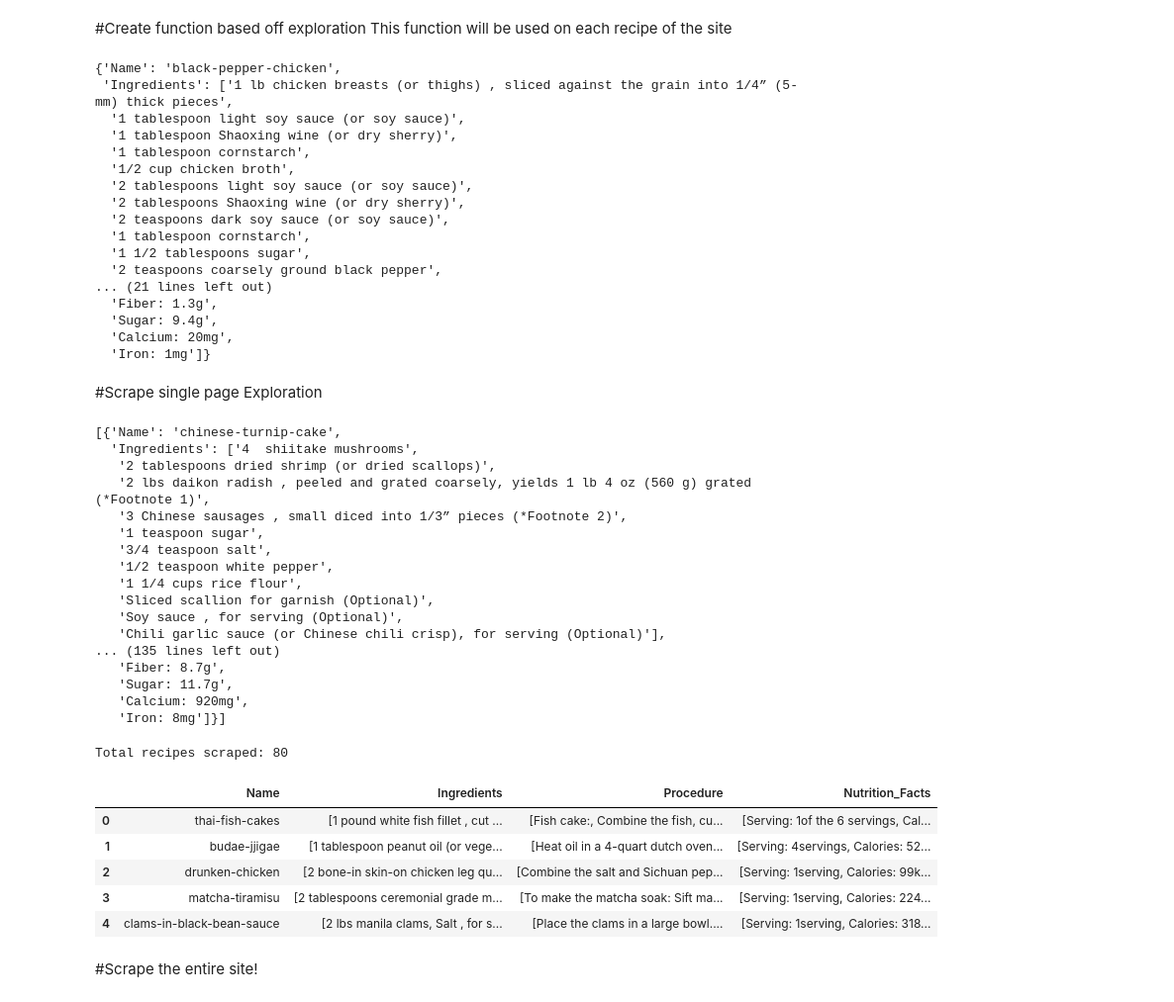
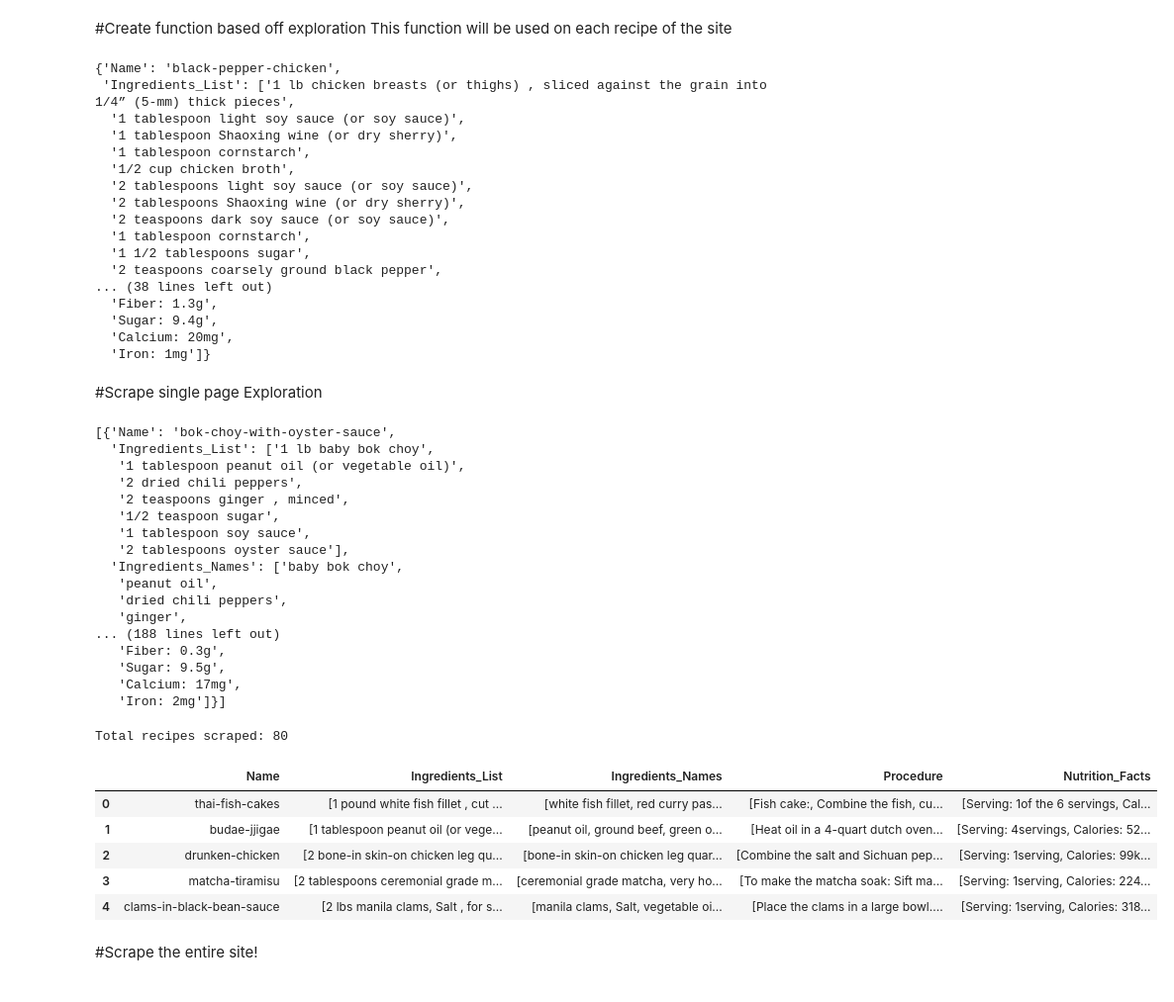
Before and after one commit to warrensuca/chinese-recipe-api, a Jupyter notebook: scraping/omnivores_cookbook/omnivores_cookbook.ipynb, the cells around one changed output. Shown at 99% size. Saved outputs shown, nothing was run; the diff lists cells and outputs as text; code cells hidden in the pictures.

```diff
--- a/scraping/omnivores_cookbook/omnivores_cookbook.ipynb
+++ b/scraping/omnivores_cookbook/omnivores_cookbook.ipynb
@@ -39,7 +43,8 @@ Exploration. Later, we will turn this into a function
 url = "https://omnivorescookbook.com/black-pepper-chicken/"
 headings = [
       "Name",
-      "Ingredients",
+      "Ingredients_List",
+      "Ingredients_Names",
       "Procedure",
       "Nutrition_Facts"
   ]
@@ -63,7 +68,17 @@ for ingredient in ingredients_list_raw:
 
 print(ingredients_list)
 print('\n')
-recipe_data["Ingredients"] = ingredients_list
+recipe_data["Ingredients_List"] = ingredients_list
+
+ingredients_names_raw = soup.find_all("span", class_ = "wprm-recipe-ingredient-name")
+ingredients_names = []
+
+for ingredient_name in ingredients_names_raw:
+  ingredients_names.append(ingredient_name.get_text())
+
+print(ingredients_names)
+print('\n')
+recipe_data["Ingredients_Names"] = ingredients_names
 
 procedure_list_raw = soup.find_all("li", class_ = "wprm-recipe-instruction")
 procedure_list = []
@@ -119,7 +137,17 @@ def scrape_recipe(url: str):
     ingredients_list.append(ingredient.get_text()) #remove a bullet point svg
 
 
-  recipe_data["Ingredients"] = ingredients_list
+  recipe_data["Ingredients_List"] = ingredients_list
+
+
+  ingredients_names_raw = soup.find_all("span", class_ = "wprm-recipe-ingredient-name")
+  ingredients_names = []
+
+  for ingredient_name in ingredients_names_raw:
+    ingredients_names.append(ingredient_name.get_text())
+
+  recipe_data["Ingredients_Names"] = ingredients_names
+
 
   procedure_list_raw = soup.find_all("li", class_ = "wprm-recipe-instruction")
   procedure_list = []
@@ -146,7 +174,7 @@ recipe_data = scrape_recipe("https://omnivorescookbook.com/black-pepper-chicken/
 recipe_data
 # %% [output]
 {'Name': 'black-pepper-chicken',
- 'Ingredients': ['1 lb chicken breasts (or thighs) , sliced against the grain into 1/4” (5-mm) thick pieces',
+ 'Ingredients_List': ['1 lb chicken breasts (or thighs) , sliced against the grain into 1/4” (5-mm) thick pieces',
   '1 tablespoon light soy sauce (or soy sauce)',
   '1 tablespoon Shaoxing wine (or dry sherry)',
   '1 tablespoon cornstarch',
@@ -157,7 +185,7 @@ recipe_data
   '1 tablespoon cornstarch',
   '1 1/2 tablespoons sugar',
   '2 teaspoons coarsely ground black pepper',
-... (21 lines left out)
+... (38 lines left out)
   'Fiber: 1.3g',
   'Sugar: 9.4g',
   'Calcium: 20mg',
@@ -183,23 +211,23 @@ for recipe in recipes[:5]:
   data.append(scrape_recipe(recipe.a.get("href")))
 data
 # %% [output]
-[{'Name': 'chinese-turnip-cake',
-  'Ingredients': ['4  shiitake mushrooms',
-   '2 tablespoons dried shrimp (or dried scallops)',
-   '2 lbs daikon radish , peeled and grated coarsely, yields 1 lb 4 oz (560 g) grated (*Footnote 1)',
-   '3 Chinese sausages , small diced into 1/3” pieces (*Footnote 2)',
-   '1 teaspoon sugar',
-   '3/4 teaspoon salt',
-   '1/2 teaspoon white pepper',
-   '1 1/4 cups rice flour',
-   'Sliced scallion for garnish (Optional)',
-   'Soy sauce , for serving (Optional)',
-   'Chili garlic sauce (or Chinese chili crisp), for serving (Optional)'],
-... (135 lines left out)
-   'Fiber: 8.7g',
-   'Sugar: 11.7g',
-   'Calcium: 920mg',
-   'Iron: 8mg']}]
+[{'Name': 'bok-choy-with-oyster-sauce',
+  'Ingredients_List': ['1 lb baby bok choy',
+   '1 tablespoon peanut oil (or vegetable oil)',
+   '2 dried chili peppers',
+   '2 teaspoons ginger , minced',
+   '1/2 teaspoon sugar',
+   '1 tablespoon soy sauce',
+   '2 tablespoons oyster sauce'],
+  'Ingredients_Names': ['baby bok choy',
+   'peanut oil',
+   'dried chili peppers',
+   'ginger',
+... (188 lines left out)
+   'Fiber: 0.3g',
+   'Sugar: 9.5g',
+   'Calcium: 17mg',
+   'Iron: 2mg']}]
 # %%
 def scrape_page(page_num: int):
 
@@ -221,30 +249,31 @@ def scrape_page(page_num: int):
 # %%
 columns = [
       "Name",
-      "Ingredients",
+      "Ingredients_List",
+      "Ingredients_Names",
       "Procedure",
       "Nutrition_Facts"
   ]
 
 temp_out = []
 
 for page_num in range(1, 3):
   data = scrape_page(page_num)
   temp_out.extend(data)
 #print(out)
 df = pd.DataFrame(temp_out, columns=columns)
 
 print(f"Total recipes scraped: {len(df)}")
 
 display(df.head())
 # %% [output]
 Total recipes scraped: 80
-|  | Name | Ingredients | Procedure | Nutrition_Facts |
-| 0 | thai-fish-cakes | [1 pound white fish fillet , cut ... | [Fish cake:, Combine the fish, cu... | [Serving: 1of the 6 servings, Cal... |
-| 1 | budae-jjigae | [1 tablespoon peanut oil (or vege... | [Heat oil in a 4-quart dutch oven... | [Serving: 4servings, Calories: 52... |
-| 2 | drunken-chicken | [2 bone-in skin-on chicken leg qu... | [Combine the salt and Sichuan pep... | [Serving: 1serving, Calories: 99k... |
-| 3 | matcha-tiramisu | [2 tablespoons ceremonial grade m... | [To make the matcha soak: Sift ma... | [Serving: 1serving, Calories: 224... |
-| 4 | clams-in-black-bean-sauce | [2 lbs manila clams, Salt , for s... | [Place the clams in a large bowl.... | [Serving: 1serving, Calories: 318... |
+|  | Name | Ingredients_List | Ingredients_Names | Procedure | Nutrition_Facts |
+| 0 | thai-fish-cakes | [1 pound white fish fillet , cut ... | [white fish fillet, red curry pas... | [Fish cake:, Combine the fish, cu... | [Serving: 1of the 6 servings, Cal... |
+| 1 | budae-jjigae | [1 tablespoon peanut oil (or vege... | [peanut oil, ground beef, green o... | [Heat oil in a 4-quart dutch oven... | [Serving: 4servings, Calories: 52... |
+| 2 | drunken-chicken | [2 bone-in skin-on chicken leg qu... | [bone-in skin-on chicken leg quar... | [Combine the salt and Sichuan pep... | [Serving: 1serving, Calories: 99k... |
+| 3 | matcha-tiramisu | [2 tablespoons ceremonial grade m... | [ceremonial grade matcha, very ho... | [To make the matcha soak: Sift ma... | [Serving: 1serving, Calories: 224... |
+| 4 | clams-in-black-bean-sauce | [2 lbs manila clams, Salt , for s... | [manila clams, Salt, vegetable oi... | [Place the clams in a large bowl.... | [Serving: 1serving, Calories: 318... |
 # %% [markdown]
 #Scrape the entire site!
 # %%
```
Also changed, not shown: parts of 6 cells of this notebook, 4 other files.
